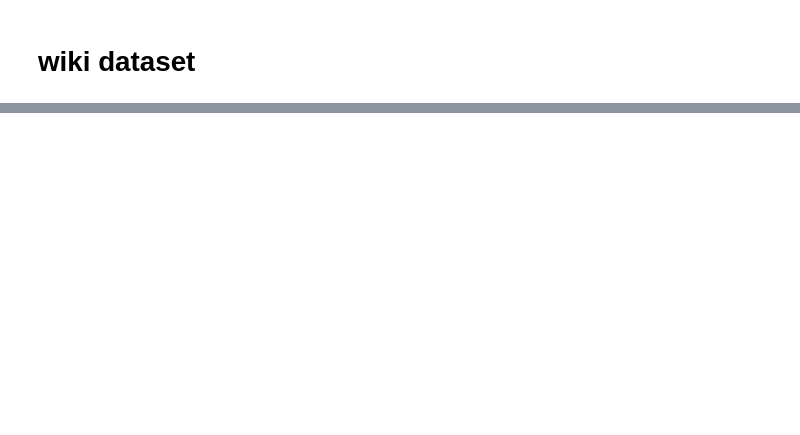
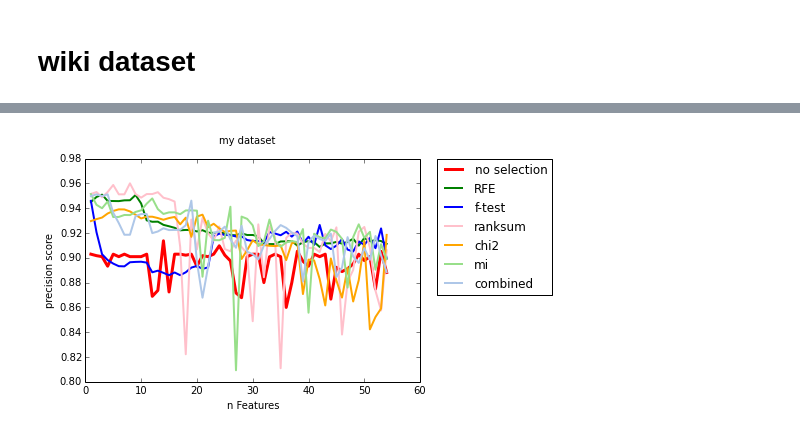
Before and after one commit to nischikata/AggressivenessClassification, a Jupyter notebook: feature_selection_results.ipynb, the cells around one changed output, grey strips where cells are left out. Cells and saved outputs as stored; diff of their text form; code cells hidden in the pictures; blank space fills up the shorter version.

```diff
--- a/feature_selection_results.ipynb
+++ b/feature_selection_results.ipynb
@@ -156,0 +219,5 @@ plot_stepwise_scores(noselection, RFE, combined, ftest, ranksum, chi, mi, start=
+# %%
+noselection, RFE, combined, ftest, ranksum, chi, mi = get_stepwise_scores(w_dfs, scorename='precision')
+plot_stepwise_scores(noselection, RFE, combined, ftest, ranksum, chi, mi, start=1, end=55, scorename='precision score')
+# %% [output]
+[figure, added]
```
Also changed, not shown: parts of 24 cells of this notebook, 6 other files.
